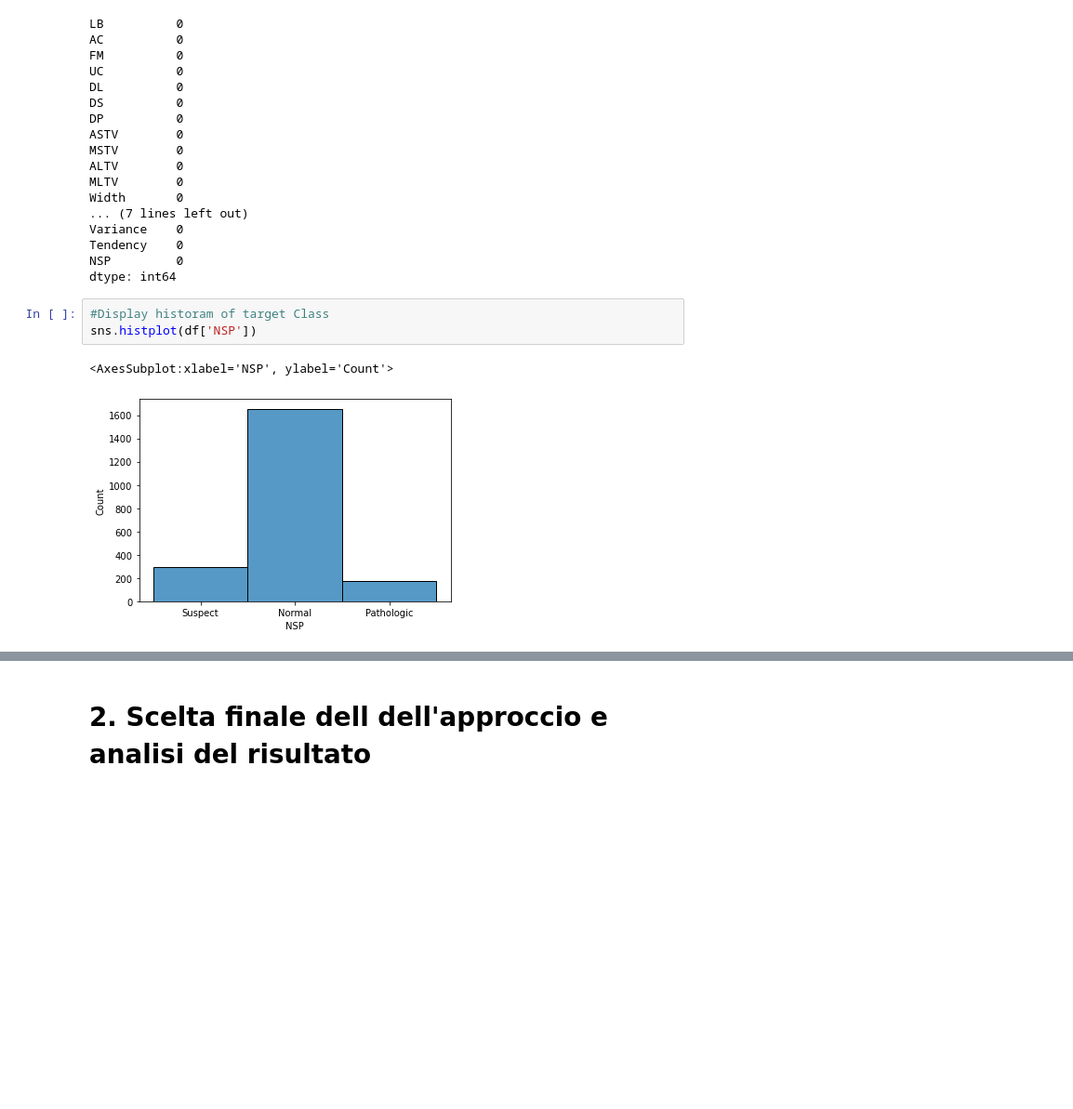
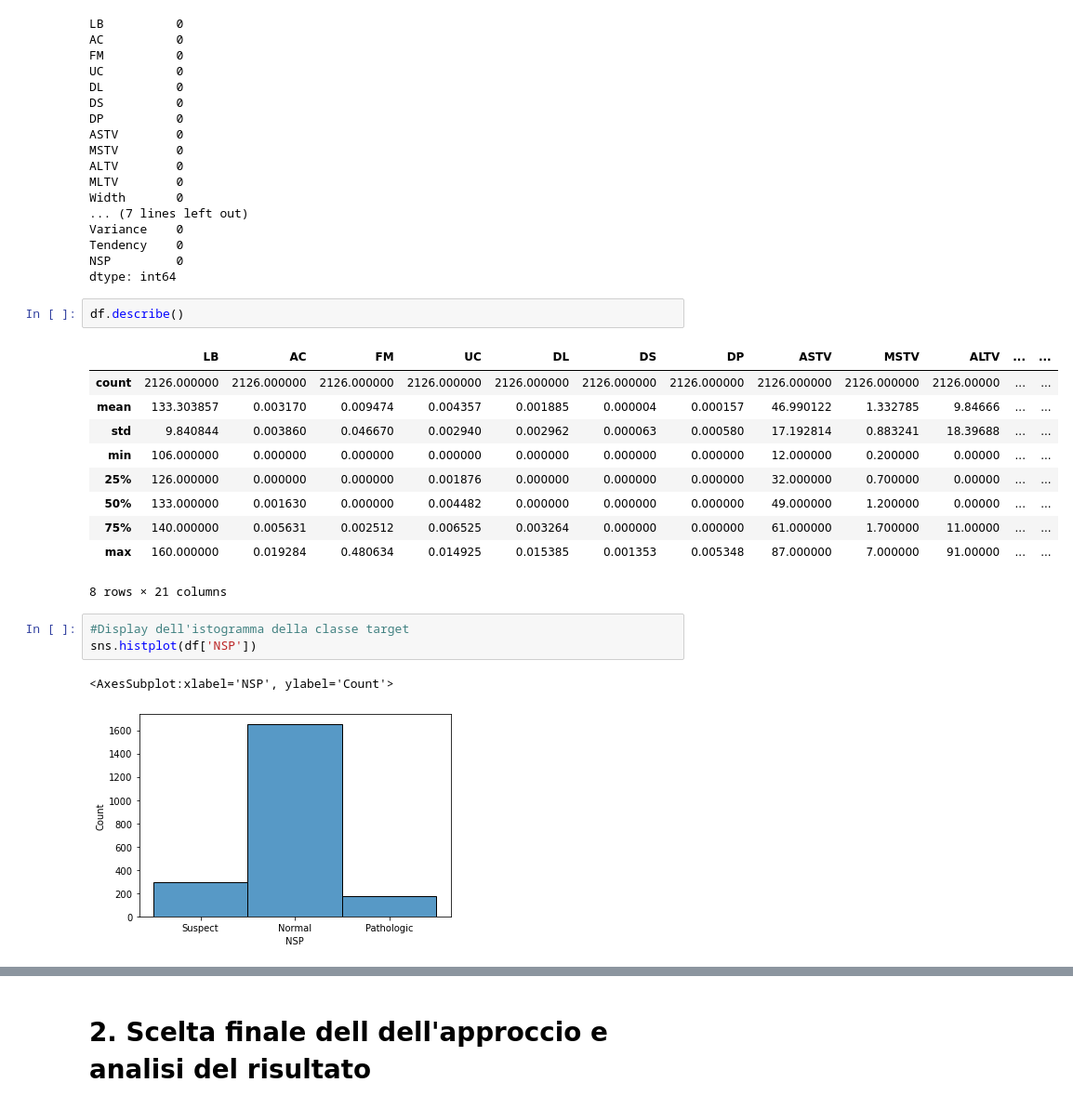
Before and after one commit to manuelciervo/MulticlassClassificationProblem, a Jupyter notebook: Stato Fetal - Classificazione/project_notebook.ipynb, the cells around one changed output, grey strips where cells are left out. Shown at 93% size. Drawn from its saved outputs; the diff is of its cells as text; blank space fills up the shorter version.

```diff
--- a/Stato Fetal - Classificazione/project_notebook.ipynb
+++ b/Stato Fetal - Classificazione/project_notebook.ipynb
@@ -90,8 +83,21 @@ Variance    0
 Tendency    0
 NSP         0
 dtype: int64
+# %%
+df.describe()
+# %% [output]
+|  | LB | AC | FM | UC | DL | DS | DP | ASTV | MSTV | ALTV | ... | ... |
+| count | 2126.000000 | 2126.000000 | 2126.000000 | 2126.000000 | 2126.000000 | 2126.000000 | 2126.000000 | 2126.000000 | 2126.000000 | 2126.00000 | ... | ... |
+| mean | 133.303857 | 0.003170 | 0.009474 | 0.004357 | 0.001885 | 0.000004 | 0.000157 | 46.990122 | 1.332785 | 9.84666 | ... | ... |
+| std | 9.840844 | 0.003860 | 0.046670 | 0.002940 | 0.002962 | 0.000063 | 0.000580 | 17.192814 | 0.883241 | 18.39688 | ... | ... |
+| min | 106.000000 | 0.000000 | 0.000000 | 0.000000 | 0.000000 | 0.000000 | 0.000000 | 12.000000 | 0.200000 | 0.00000 | ... | ... |
+| 25% | 126.000000 | 0.000000 | 0.000000 | 0.001876 | 0.000000 | 0.000000 | 0.000000 | 32.000000 | 0.700000 | 0.00000 | ... | ... |
+| 50% | 133.000000 | 0.001630 | 0.000000 | 0.004482 | 0.000000 | 0.000000 | 0.000000 | 49.000000 | 1.200000 | 0.00000 | ... | ... |
+| 75% | 140.000000 | 0.005631 | 0.002512 | 0.006525 | 0.003264 | 0.000000 | 0.000000 | 61.000000 | 1.700000 | 11.00000 | ... | ... |
+| max | 160.000000 | 0.019284 | 0.480634 | 0.014925 | 0.015385 | 0.001353 | 0.005348 | 87.000000 | 7.000000 | 91.00000 | ... | ... |
+8 rows × 21 columns
 # %%
-#Display historam of target Class
+#Display dell'istogramma della classe target
 sns.histplot(df['NSP'])
 # %% [output]
 <AxesSubplot:xlabel='NSP', ylabel='Count'>
```
Also changed, not shown: parts of 54 cells of this notebook, 6 other files.
